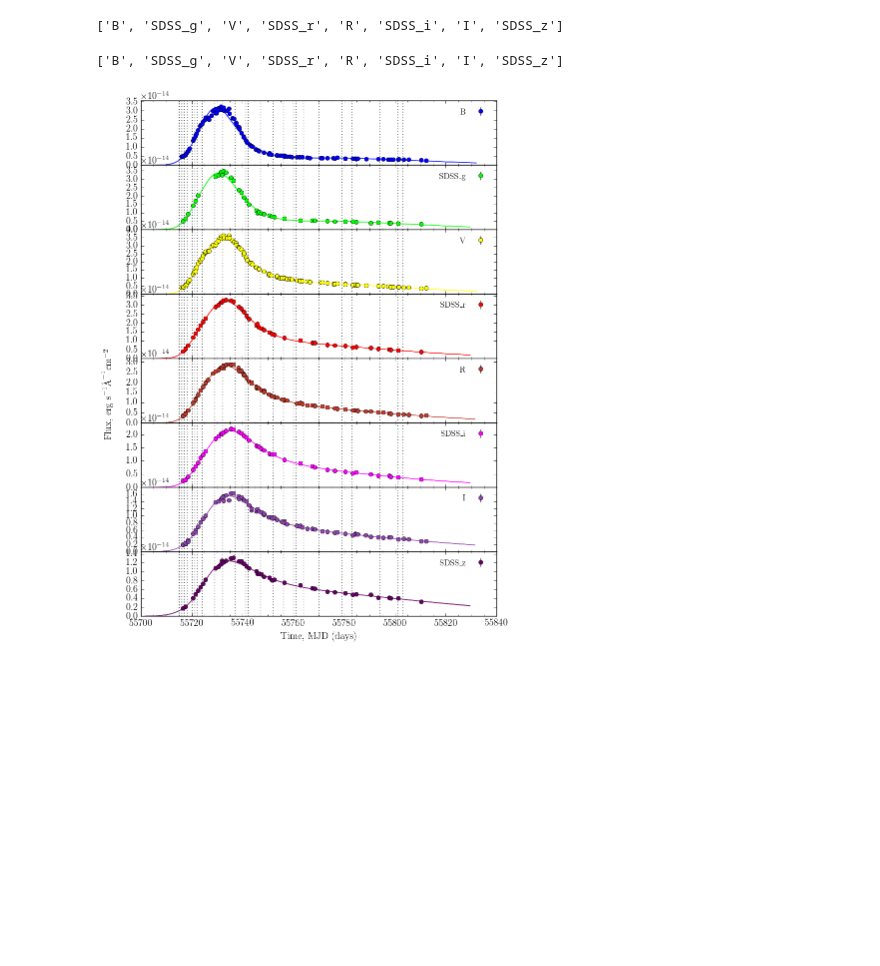
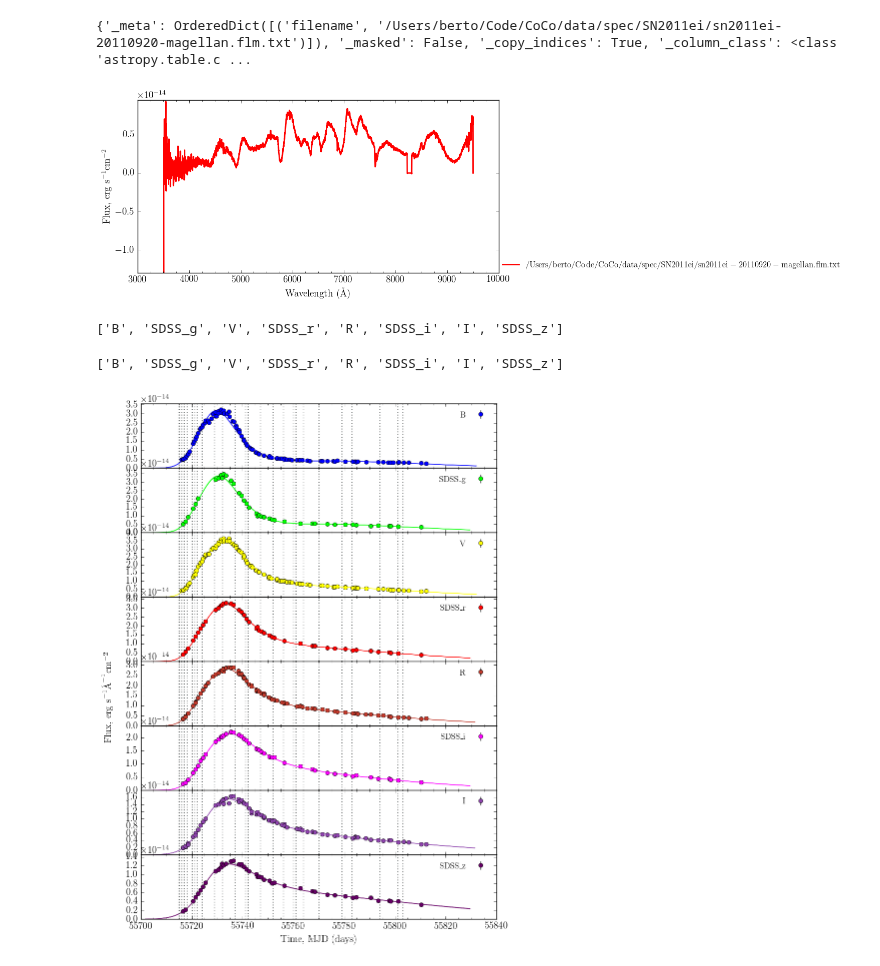
Before and after one commit to UoS-SNe/pycoco, a Jupyter notebook: notebooks/scratch_scripts.ipynb, the cells around one changed output. Drawn from its saved outputs; the diff is of its cells as text; code cells hidden in the pictures; blank space fills up the shorter version.

```diff
--- a/notebooks/scratch_scripts.ipynb
+++ b/notebooks/scratch_scripts.ipynb
@@ -66,3 +91,8 @@ sn.plot_spec(legend = False, verbose = False, add_mjd = True)
+# %%
+sn.spec[sn.spec.keys()[-6]].plot()
+# %% [output]
+{'_meta': OrderedDict([('filename', '/Users/berto/Code/CoCo/data/spec/SN2011ei/sn2011ei-20110920-magellan.flm.txt')]), '_masked': False, '_copy_indices': True, '_column_class': <class 'astropy.table.c ...
+[figure, added]
 # %%
 # recon_filename = os.path.abspath(os.path.join('/Users/berto/Code/CoCo/recon/', 'SN2006aj.dat'))
 recon_filename = os.path.abspath(os.path.join('/Users/berto/Code/CoCo/recon/', 'SN2011dh.dat'))
```
Also changed, not shown: parts of 6 cells of this notebook, 1 other file.
